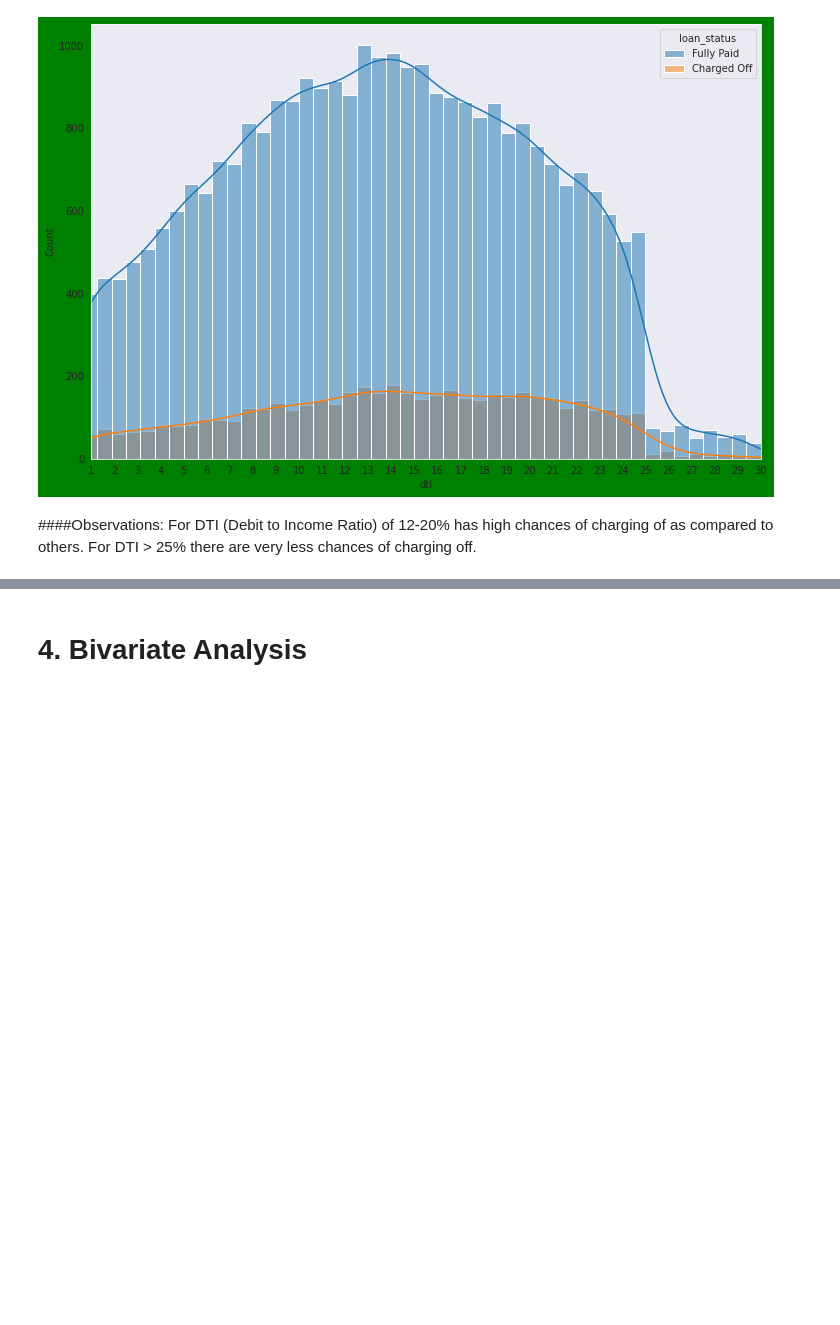
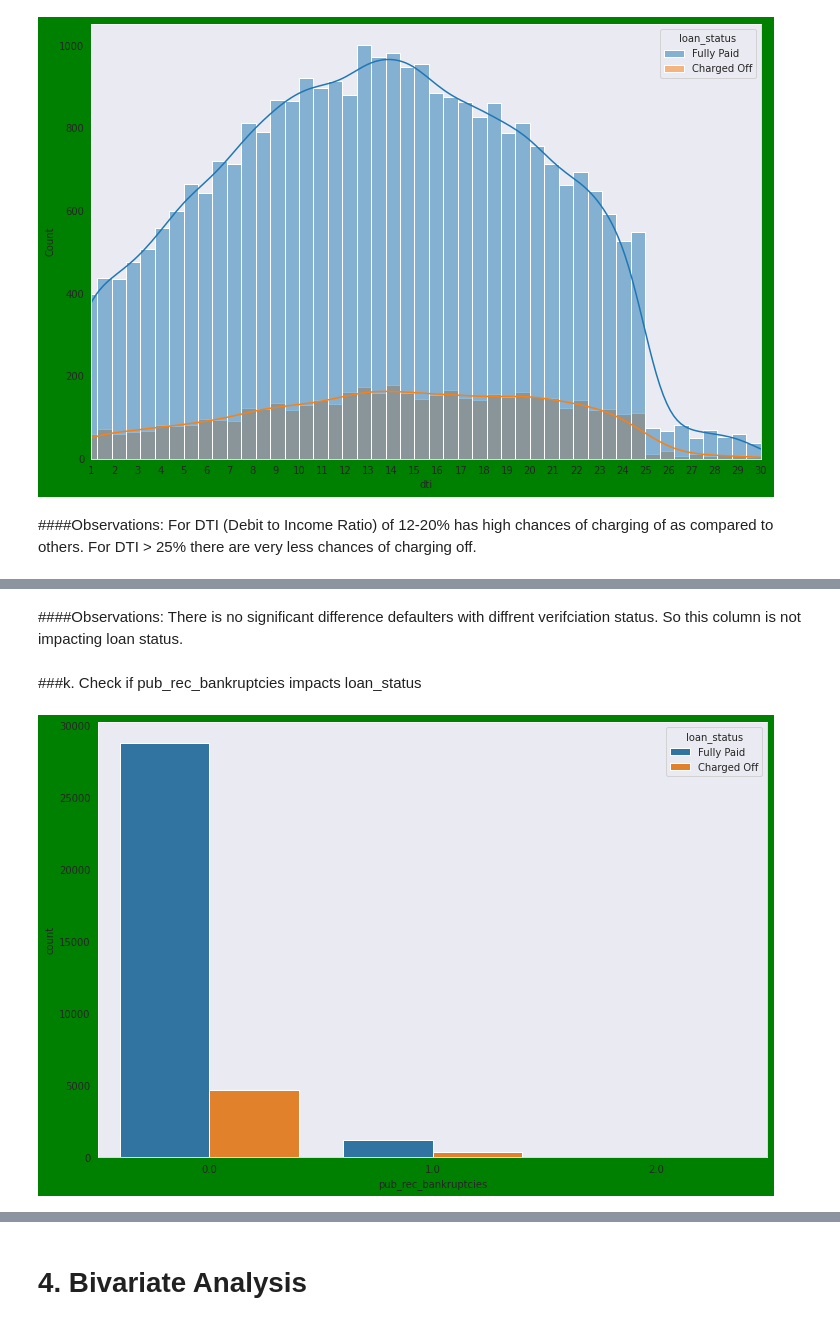
Before and after one commit to rgarudadri/LendingclubCaseStudy, a Jupyter notebook: LendingClub_CaseStudy_Ramakrishna_Garudadri.ipynb, the cells around one changed output, grey strips where cells are left out. Saved outputs shown, nothing was run; the diff lists cells and outputs as text; code cells hidden in the pictures; blank space fills up the shorter version.

```diff
--- a/LendingClub_CaseStudy_Ramakrishna_Garudadri.ipynb
+++ b/LendingClub_CaseStudy_Ramakrishna_Garudadri.ipynb
@@ -829,0 +848,10 @@ plt.show()
+# %% [markdown]
+####Observations: There is no significant difference defaulters with diffrent verifciation status. So this column is not impacting loan status.
+# %% [markdown]
+###k. Check if pub_rec_bankruptcies impacts loan_status
+# %%
+plt.figure(figsize=(12,8),facecolor='g')
+dti_plot = sns.countplot(data = loan_data, x = "pub_rec_bankruptcies", hue = "loan_status")
+plt.show()
+# %% [output]
+[figure, added]
```
Also changed, not shown: parts of 21 cells of this notebook.
